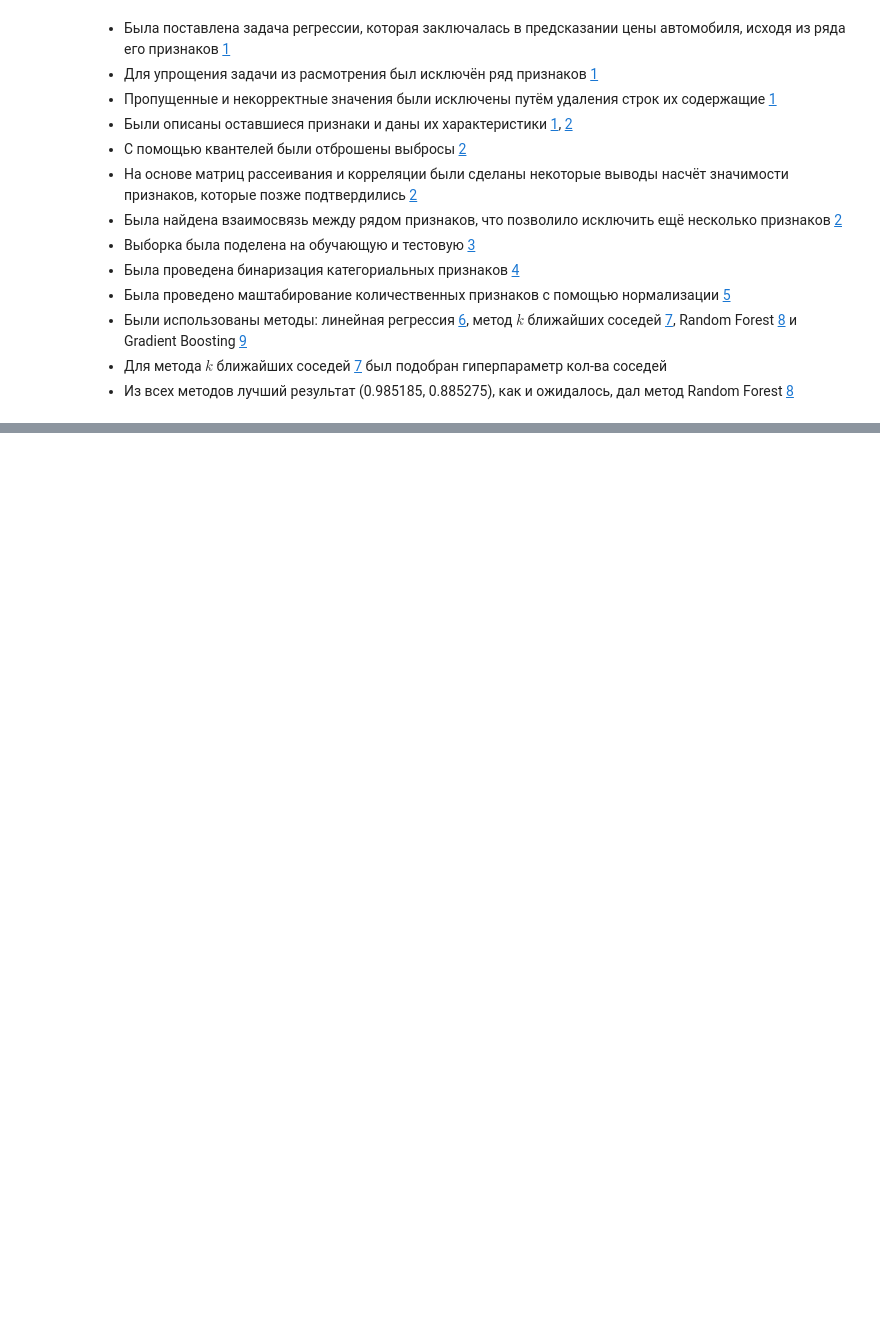
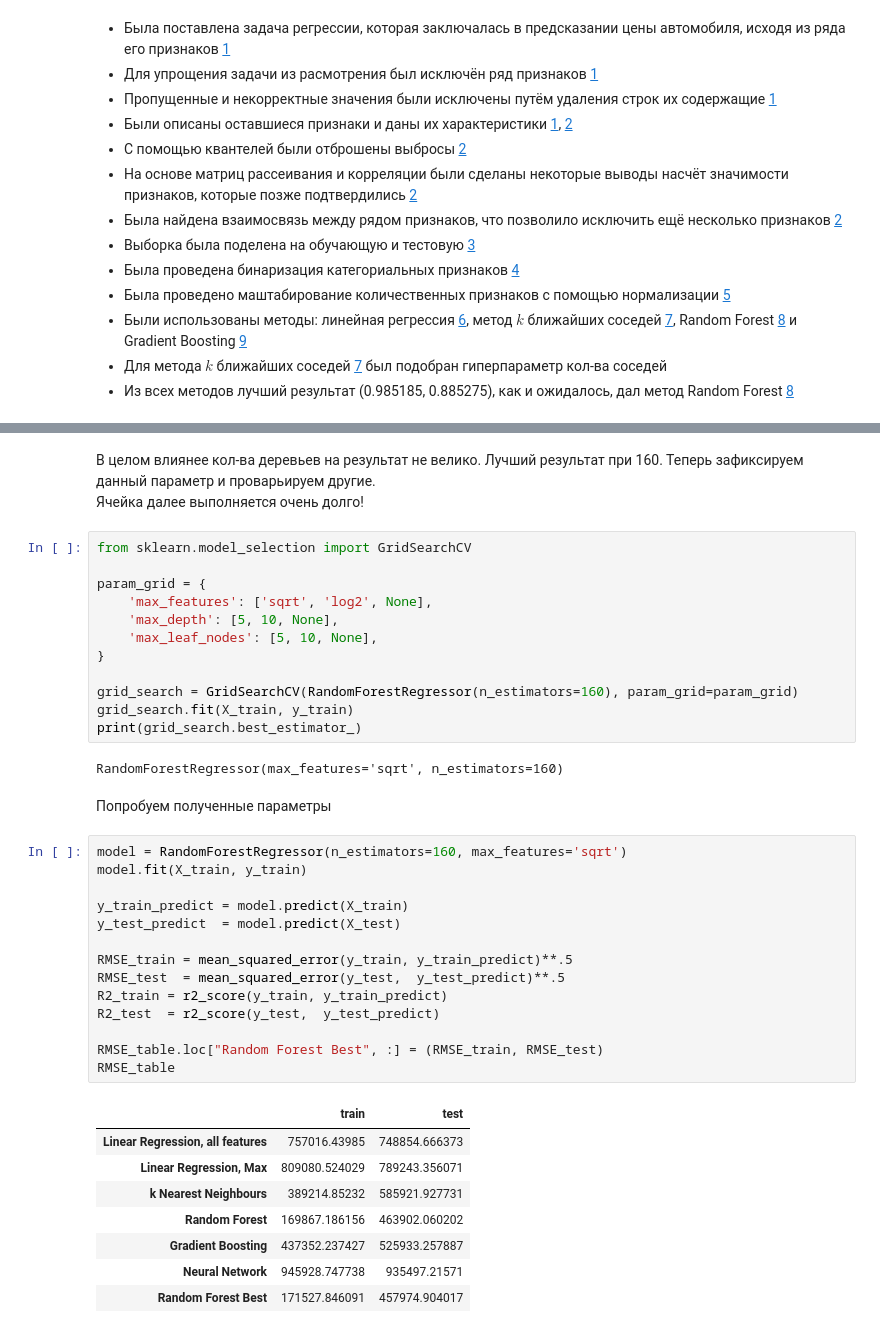
Before and after one commit to Faert/ML, a Jupyter notebook: Ivlev_cars.ipynb, the cells around one changed output, grey strips where cells are left out. Saved outputs shown, nothing was run; the diff lists cells and outputs as text; blank space fills up the shorter version.

```diff
--- a/Ivlev_cars.ipynb
+++ b/Ivlev_cars.ipynb
@@ -1003,0 +1162,42 @@ pass
+# %% [markdown]
+В целом влиянее кол-ва деревьев на результат не велико. Лучший результат при 160. Теперь зафиксируем данный параметр и проварьируем другие.
+Ячейка далее выполняется очень долго!
+# %%
+from sklearn.model_selection import GridSearchCV
+
+param_grid = {
+    'max_features': ['sqrt', 'log2', None],
+    'max_depth': [5, 10, None],
+    'max_leaf_nodes': [5, 10, None],
+}
+
+grid_search = GridSearchCV(RandomForestRegressor(n_estimators=160), param_grid=param_grid)
+grid_search.fit(X_train, y_train)
+print(grid_search.best_estimator_)
+# %% [output]
+RandomForestRegressor(max_features='sqrt', n_estimators=160)
+# %% [markdown]
+Попробуем полученные параметры
+# %%
+model = RandomForestRegressor(n_estimators=160, max_features='sqrt')
+model.fit(X_train, y_train)
+
+y_train_predict = model.predict(X_train)
+y_test_predict  = model.predict(X_test)
+
+RMSE_train = mean_squared_error(y_train, y_train_predict)**.5
+RMSE_test  = mean_squared_error(y_test,  y_test_predict)**.5
+R2_train = r2_score(y_train, y_train_predict)
+R2_test  = r2_score(y_test,  y_test_predict)
+
+RMSE_table.loc["Random Forest Best", :] = (RMSE_train, RMSE_test)
+RMSE_table
+# %% [output]
+|  | train | test |
+| Linear Regression, all features | 757016.43985 | 748854.666373 |
+| Linear Regression, Max | 809080.524029 | 789243.356071 |
+| k Nearest Neighbours | 389214.85232 | 585921.927731 |
+| Random Forest | 169867.186156 | 463902.060202 |
+| Gradient Boosting | 437352.237427 | 525933.257887 |
+| Neural Network | 945928.747738 | 935497.21571 |
+| Random Forest Best | 171527.846091 | 457974.904017 |
```
Also changed, not shown: parts of 38 cells of this notebook.
